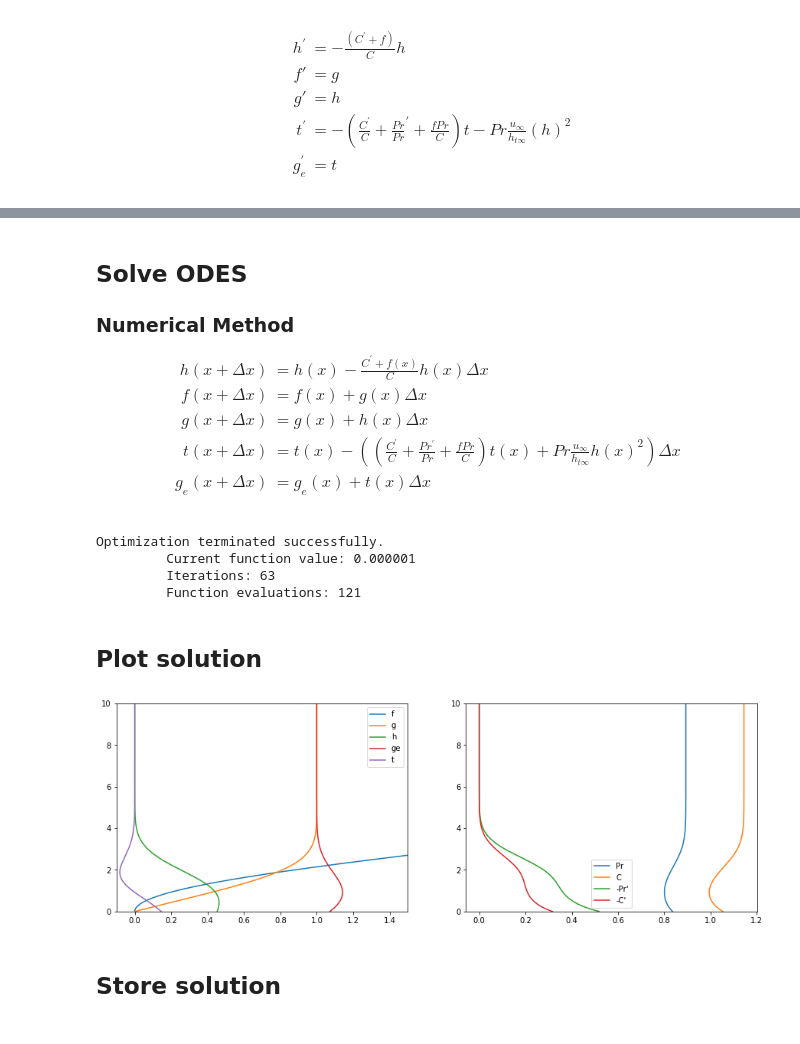
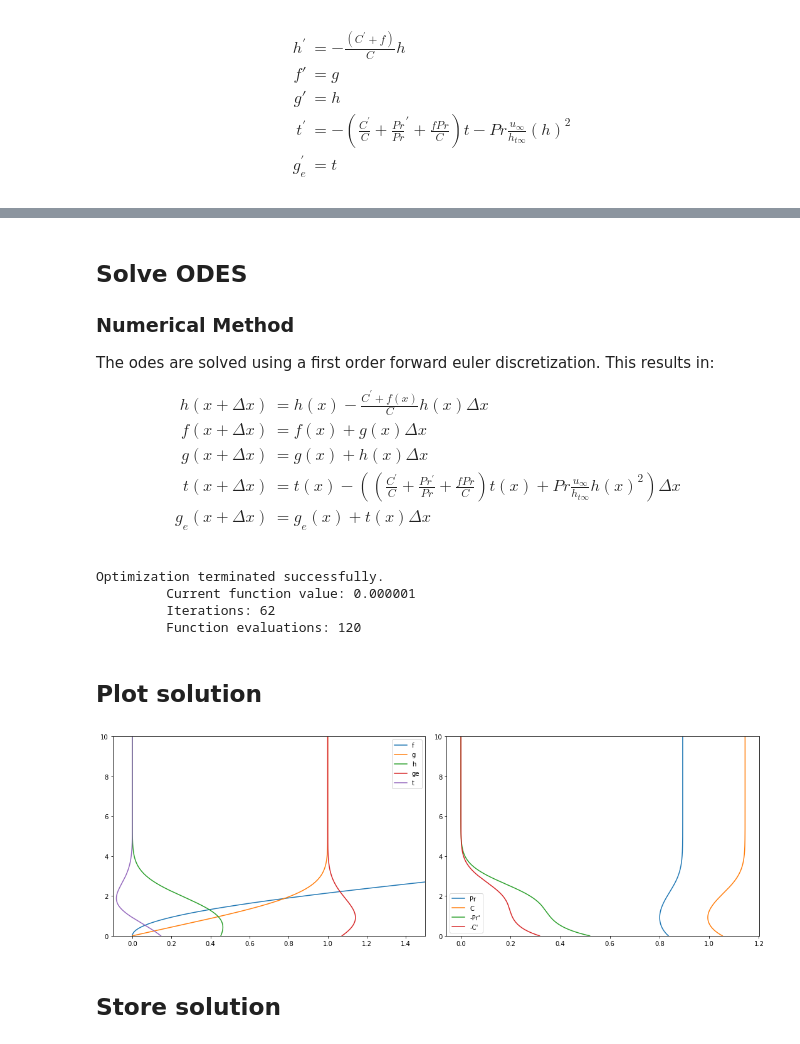
Before and after one commit to stephansmit/blasius_equation, a Jupyter notebook: blasius_vp_notebook.ipynb, the cells around one changed output, grey strips where cells are left out. Cells and saved outputs as stored; diff of their text form; code cells hidden in the pictures.

```diff
--- a/blasius_vp_notebook.ipynb
+++ b/blasius_vp_notebook.ipynb
@@ -171,0 +167,16 @@ ts.plot()
+# %%
+import numpy as np
+from scipy.optimize import minimize
+fluid = "CO2"
+
+#free stream properties
+p_inf = 100e5  # [Pa]
+u_inf = 10     # [m/s]
+T_inf = 480    # [K]
+T_wall= 520    # [K]
+ht_w  = CP.PropsSI('H','T', T_wall, "P", p0, fluid )
+ht_inf= CP.PropsSI('H','T', T_inf , "P", p0, fluid )
+
+#initialize table
+ts = ThermodynamicTable(fluid, p_inf, ht_inf*0.7,ht_inf*2,ht_inf,u_inf, 100)
+ts.plot()
@@ -172,6 +185,8 @@ ts.plot()
 # %% [markdown]
 ## Solve ODES
 ### Numerical Method
+The odes are solved using a first order forward euler discretization. This results in:
+
 $$
 \begin{align}
 h(x+\Delta x) &= h(x) -\frac{C^{'}+f(x)}{C}h(x)\Delta x& \\
@@ -181,21 +196,6 @@ t(x+\Delta x) &= t(x) -\left(\left(\frac{C^{'}}{C} + \frac{Pr^{'}}{Pr} + \frac{f
 g_e(x+\Delta x)&= g_e(x)+t(x)\Delta x& \\
 \end{align}
 $$
-# %%
-import numpy as np
-from scipy.optimize import minimize
-fluid = "CO2"
-
-#free stream properties
-p_inf = 100e5  # [Pa]
-u_inf = 10     # [m/s]
-T_inf = 480    # [K]
-T_wall= 520    # [K]
-ht_w  = CP.PropsSI('H','T', T_wall, "P", p0, fluid )
-ht_inf= CP.PropsSI('H','T', T_inf , "P", p0, fluid )
-
-#initialize table
-ts = ThermodynamicTable(fluid, p_inf, T_inf*0.7, T_wall*1.3,T_inf, 100)
 # %%
 #mesh
 n=10000
@@ -223,8 +223,7 @@ def solve_ode(x):
         h[ip]=h[i]  -((ts.derC + f[i])/ts.C)*h[i]*dx[i]
         f[ip]=f[i] + g[i]*dx[i]
         g[ip]=g[i] + h[i]*dx[i]
-        t[ip]=t[i] -((ts.derC/ts.C +ts.derPr/ts.Pr + (f[i]*ts.Pr)/ts.C)*t[i]
-                   + ts.Pr*h[i]**2)*dx[i]
+        t[ip]=t[i] -((ts.derC/ts.C +ts.derPr/ts.Pr + (f[i]*ts.Pr)/ts.C)*t[i]+ts.Pr*h[i]**2)*dx[i]
         ge[ip]=ge[i]+t[i]*dx[i]
     error = abs(1-g[-1])+abs(1-ge[-1])
     return error
@@ -233,37 +232,38 @@ res = minimize(solve_ode, np.array([h0,t0]), method='Nelder-Mead', options={'xto
 # %% [output]
 Optimization terminated successfully.
          Current function value: 0.000001
-         Iterations: 63
-         Function evaluations: 121
+         Iterations: 62
+         Function evaluations: 120
 # %% [markdown]
 ## Plot solution
 # %%
 import matplotlib.pyplot as plt
 %matplotlib inline
 
 #calc properties
 hsv = ge*h_tinf-1/2*(g*u_inf)**2
 ts.set_prop(hsv,g,t,h, u_inf, ht_inf)
 
 #plot
 fig,(ax1,ax2) = plt.subplots(1,2, figsize=(15,5))
 ax1.plot(f, x,label='f')
 ax1.plot(g, x,label='g')
 ax1.plot(h, x,label='h')
 ax1.plot(ge,x,label='ge')
 ax1.plot(t, x,label='t')
 ax1.set_xbound(-.1,1.5)
 ax1.set_ybound(0,10)
 ax1.legend()
 ax2.plot(ts.Pr,x, label='Pr')
 ax2.plot(ts.C,x, label='C')
 ax2.plot(-ts.derPr,x, label="-Pr'")
 ax2.plot(-ts.derC,x, label="-C'")
 ax2.set_ybound(0,10)
 ax2.legend()
+fig.tight_layout()
 plt.savefig("blasius_vp.png")
 # %% [output]
-[figure, old version]
+[figure, new version]
 # %% [markdown]
 ## Store solution
 # %%
```
Also changed, not shown: parts of 9 cells of this notebook, 1 other file.
